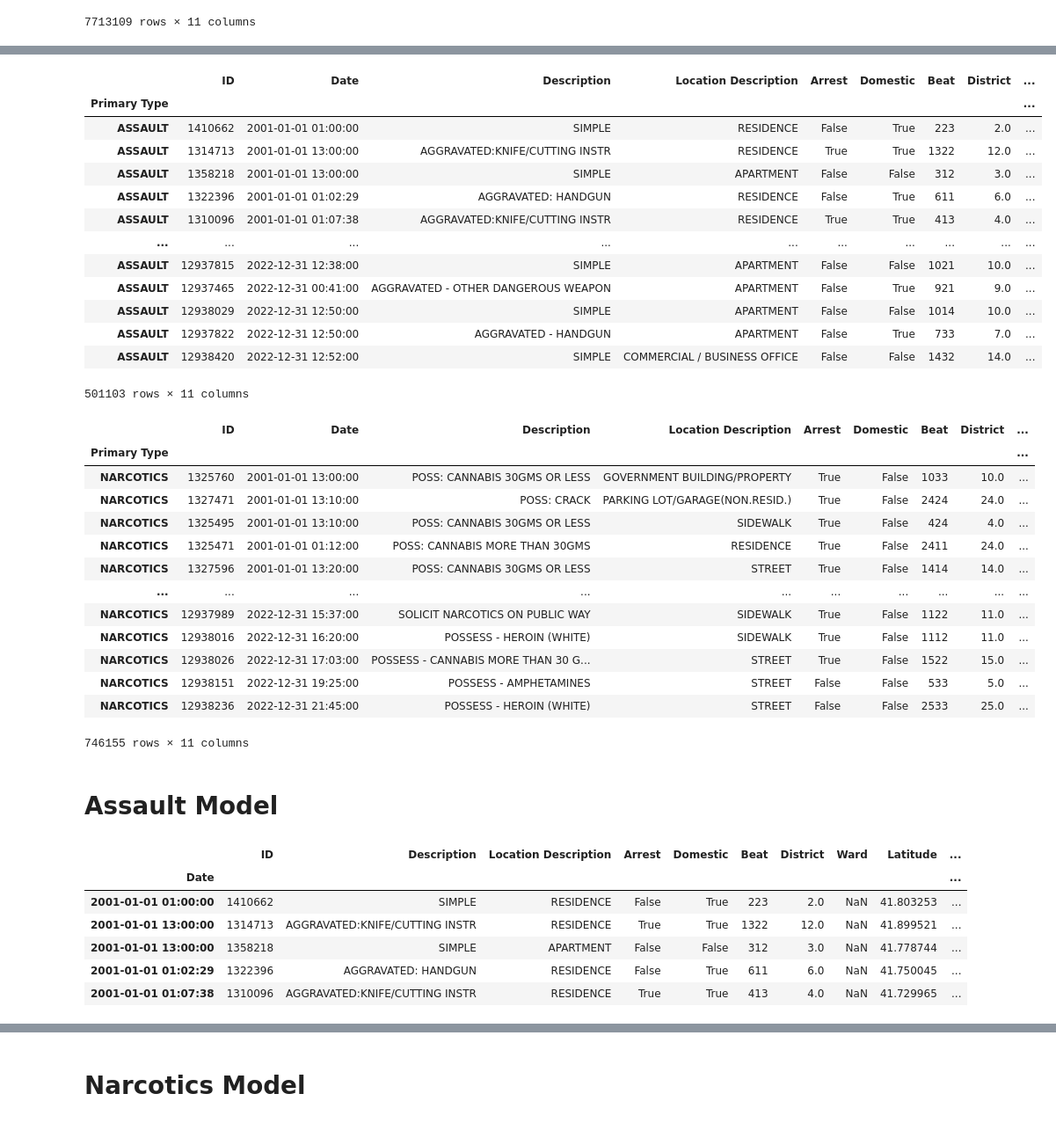
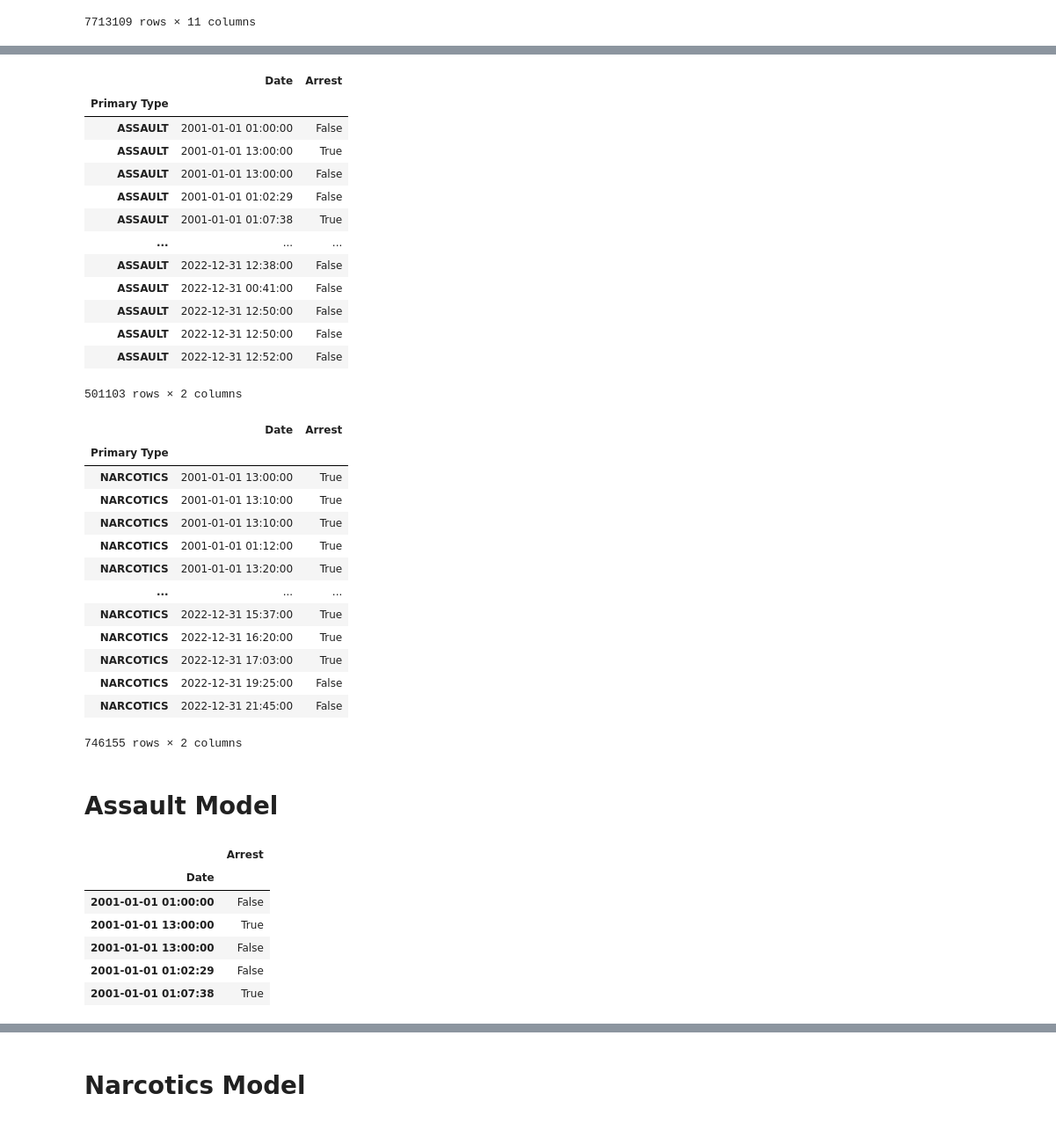
Before and after one commit to SpreeC/Chicago-Crime-Data-Project, a Jupyter notebook: Part 2.ipynb, the cells around one changed output, grey strips where cells are left out. Shown at 88% size. Cells and saved outputs as stored; diff of their text form; code cells hidden in the pictures.

```diff
--- a/Part 2.ipynb
+++ b/Part 2.ipynb
@@ -233,3 +234,8 @@ df
 | ASSAULT | 12938420 | 2022-12-31 12:52:00 | SIMPLE | COMMERCIAL / BUSINESS OFFICE | False | False | 1432 | 14.0 | ... |
 | DECEPTIVE PRACTICE | 12939906 | 2022-12-31 12:59:00 | FINANCIAL IDENTITY THEFT $300 AND... | RESIDENCE | False | False | 1511 | 15.0 | ... |
 7713109 rows × 11 columns
+# %%
+#drop unnecessary columns
+df = df.drop(['ID', 'Description', 'Location Description', 'Domestic', 'Beat', 'District',
+             'Ward', 'Latitude', 'Longitude'], axis=1)
+df.head()
@@ -236,41 +250,41 @@ df
 # %%
 #create new dataframe for assault
-assault = df.loc['ASSAULT']
+assault = df.loc['ASSAULT'].copy()
 assault
 # %% [output]
-|  | ID | Date | Description | Location Description | Arrest | Domestic | Beat | District | ... |
-| Primary Type |  |  |  |  |  |  |  |  | ... |
-| ASSAULT | 1410662 | 2001-01-01 01:00:00 | SIMPLE | RESIDENCE | False | True | 223 | 2.0 | ... |
-| ASSAULT | 1314713 | 2001-01-01 13:00:00 | AGGRAVATED:KNIFE/CUTTING INSTR | RESIDENCE | True | True | 1322 | 12.0 | ... |
-| ASSAULT | 1358218 | 2001-01-01 13:00:00 | SIMPLE | APARTMENT | False | False | 312 | 3.0 | ... |
-| ASSAULT | 1322396 | 2001-01-01 01:02:29 | AGGRAVATED: HANDGUN | RESIDENCE | False | True | 611 | 6.0 | ... |
-| ASSAULT | 1310096 | 2001-01-01 01:07:38 | AGGRAVATED:KNIFE/CUTTING INSTR | RESIDENCE | True | True | 413 | 4.0 | ... |
-| ... | ... | ... | ... | ... | ... | ... | ... | ... | ... |
-| ASSAULT | 12937815 | 2022-12-31 12:38:00 | SIMPLE | APARTMENT | False | False | 1021 | 10.0 | ... |
-| ASSAULT | 12937465 | 2022-12-31 00:41:00 | AGGRAVATED - OTHER DANGEROUS WEAPON | APARTMENT | False | True | 921 | 9.0 | ... |
-| ASSAULT | 12938029 | 2022-12-31 12:50:00 | SIMPLE | APARTMENT | False | False | 1014 | 10.0 | ... |
-| ASSAULT | 12937822 | 2022-12-31 12:50:00 | AGGRAVATED - HANDGUN | APARTMENT | False | True | 733 | 7.0 | ... |
-| ASSAULT | 12938420 | 2022-12-31 12:52:00 | SIMPLE | COMMERCIAL / BUSINESS OFFICE | False | False | 1432 | 14.0 | ... |
+|  | Date | Arrest |
+| Primary Type |  |  |
+| ASSAULT | 2001-01-01 01:00:00 | False |
+| ASSAULT | 2001-01-01 13:00:00 | True |
+| ASSAULT | 2001-01-01 13:00:00 | False |
+| ASSAULT | 2001-01-01 01:02:29 | False |
+| ASSAULT | 2001-01-01 01:07:38 | True |
+| ... | ... | ... |
+| ASSAULT | 2022-12-31 12:38:00 | False |
+| ASSAULT | 2022-12-31 00:41:00 | False |
+| ASSAULT | 2022-12-31 12:50:00 | False |
+| ASSAULT | 2022-12-31 12:50:00 | False |
+| ASSAULT | 2022-12-31 12:52:00 | False |
-501103 rows × 11 columns
+501103 rows × 2 columns
 # %%
 #create a new dataframe for narcotics
-narcotics = df.loc['NARCOTICS']
+narcotics = df.loc['NARCOTICS'].copy()
 narcotics
 # %% [output]
-|  | ID | Date | Description | Location Description | Arrest | Domestic | Beat | District | ... |
-| Primary Type |  |  |  |  |  |  |  |  | ... |
-| NARCOTICS | 1325760 | 2001-01-01 13:00:00 | POSS: CANNABIS 30GMS OR LESS | GOVERNMENT BUILDING/PROPERTY | True | False | 1033 | 10.0 | ... |
-| NARCOTICS | 1327471 | 2001-01-01 13:10:00 | POSS: CRACK | PARKING LOT/GARAGE(NON.RESID.) | True | False | 2424 | 24.0 | ... |
-| NARCOTICS | 1325495 | 2001-01-01 13:10:00 | POSS: CANNABIS 30GMS OR LESS | SIDEWALK | True | False | 424 | 4.0 | ... |
-| NARCOTICS | 1325471 | 2001-01-01 01:12:00 | POSS: CANNABIS MORE THAN 30GMS | RESIDENCE | True | False | 2411 | 24.0 | ... |
-| NARCOTICS | 1327596 | 2001-01-01 13:20:00 | POSS: CANNABIS 30GMS OR LESS | STREET | True | False | 1414 | 14.0 | ... |
-| ... | ... | ... | ... | ... | ... | ... | ... | ... | ... |
-| NARCOTICS | 12937989 | 2022-12-31 15:37:00 | SOLICIT NARCOTICS ON PUBLIC WAY | SIDEWALK | True | False | 1122 | 11.0 | ... |
-| NARCOTICS | 12938016 | 2022-12-31 16:20:00 | POSSESS - HEROIN (WHITE) | SIDEWALK | True | False | 1112 | 11.0 | ... |
-| NARCOTICS | 12938026 | 2022-12-31 17:03:00 | POSSESS - CANNABIS MORE THAN 30 G... | STREET | True | False | 1522 | 15.0 | ... |
-| NARCOTICS | 12938151 | 2022-12-31 19:25:00 | POSSESS - AMPHETAMINES | STREET | False | False | 533 | 5.0 | ... |
-| NARCOTICS | 12938236 | 2022-12-31 21:45:00 | POSSESS - HEROIN (WHITE) | STREET | False | False | 2533 | 25.0 | ... |
+|  | Date | Arrest |
+| Primary Type |  |  |
+| NARCOTICS | 2001-01-01 13:00:00 | True |
+| NARCOTICS | 2001-01-01 13:10:00 | True |
+| NARCOTICS | 2001-01-01 13:10:00 | True |
+| NARCOTICS | 2001-01-01 01:12:00 | True |
+| NARCOTICS | 2001-01-01 13:20:00 | True |
+| ... | ... | ... |
+| NARCOTICS | 2022-12-31 15:37:00 | True |
+| NARCOTICS | 2022-12-31 16:20:00 | True |
+| NARCOTICS | 2022-12-31 17:03:00 | True |
+| NARCOTICS | 2022-12-31 19:25:00 | False |
+| NARCOTICS | 2022-12-31 21:45:00 | False |
-746155 rows × 11 columns
+746155 rows × 2 columns
 # %% [markdown]
 # Assault Model
 # %%
@@ -278,12 +292,12 @@ narcotics
 assault = assault.set_index('Date')
 assault.head()
 # %% [output]
-|  | ID | Description | Location Description | Arrest | Domestic | Beat | District | Ward | Latitude | ... |
-| Date |  |  |  |  |  |  |  |  |  | ... |
-| 2001-01-01 01:00:00 | 1410662 | SIMPLE | RESIDENCE | False | True | 223 | 2.0 | NaN | 41.803253 | ... |
-| 2001-01-01 13:00:00 | 1314713 | AGGRAVATED:KNIFE/CUTTING INSTR | RESIDENCE | True | True | 1322 | 12.0 | NaN | 41.899521 | ... |
-| 2001-01-01 13:00:00 | 1358218 | SIMPLE | APARTMENT | False | False | 312 | 3.0 | NaN | 41.778744 | ... |
-| 2001-01-01 01:02:29 | 1322396 | AGGRAVATED: HANDGUN | RESIDENCE | False | True | 611 | 6.0 | NaN | 41.750045 | ... |
-| 2001-01-01 01:07:38 | 1310096 | AGGRAVATED:KNIFE/CUTTING INSTR | RESIDENCE | True | True | 413 | 4.0 | NaN | 41.729965 | ... |
+|  | Arrest |
+| Date |  |
+| 2001-01-01 01:00:00 | False |
+| 2001-01-01 13:00:00 | True |
+| 2001-01-01 13:00:00 | False |
+| 2001-01-01 01:02:29 | False |
+| 2001-01-01 01:07:38 | True |
 # %%
 # Resample to monthly
```
Also changed, not shown: parts of 63 cells of this notebook.
